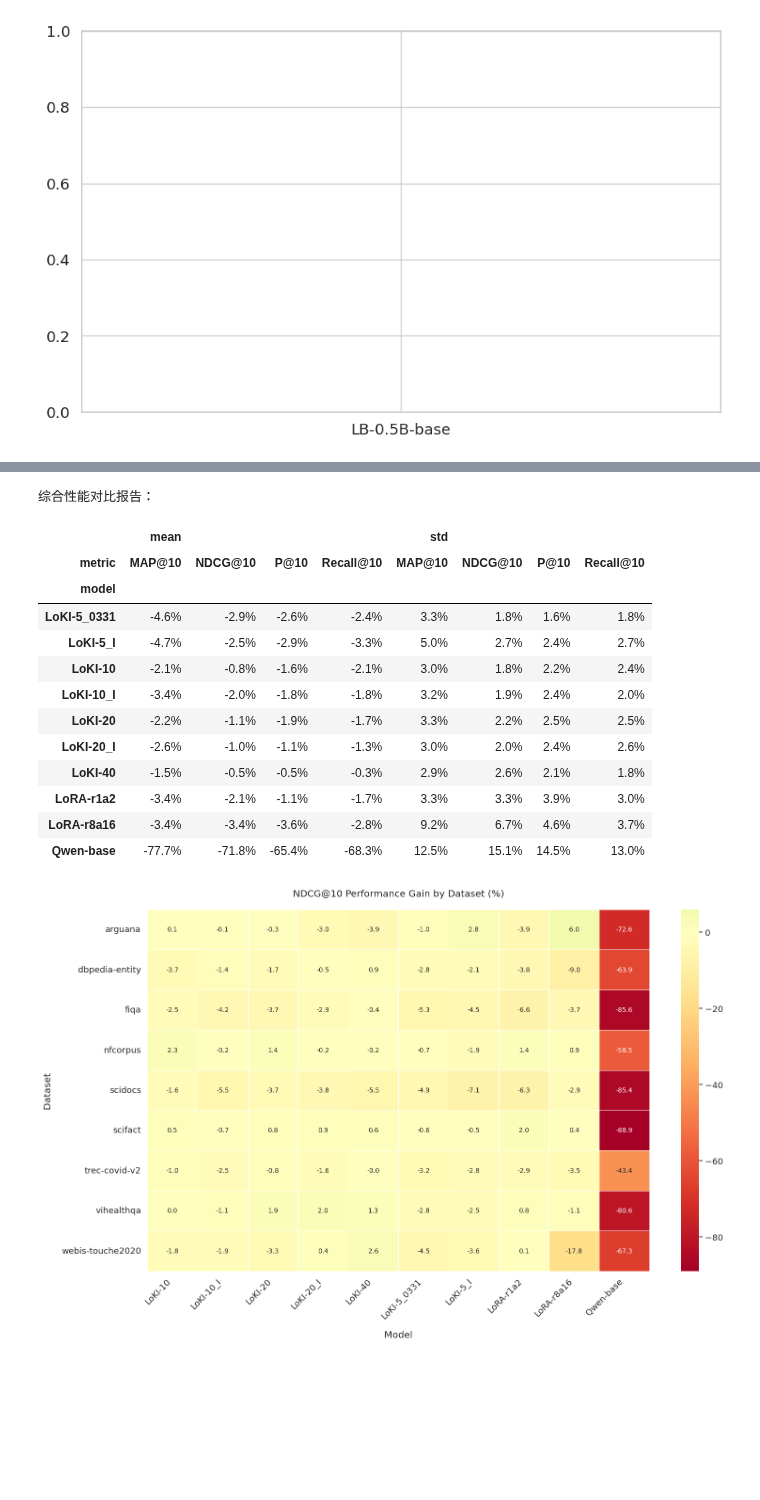
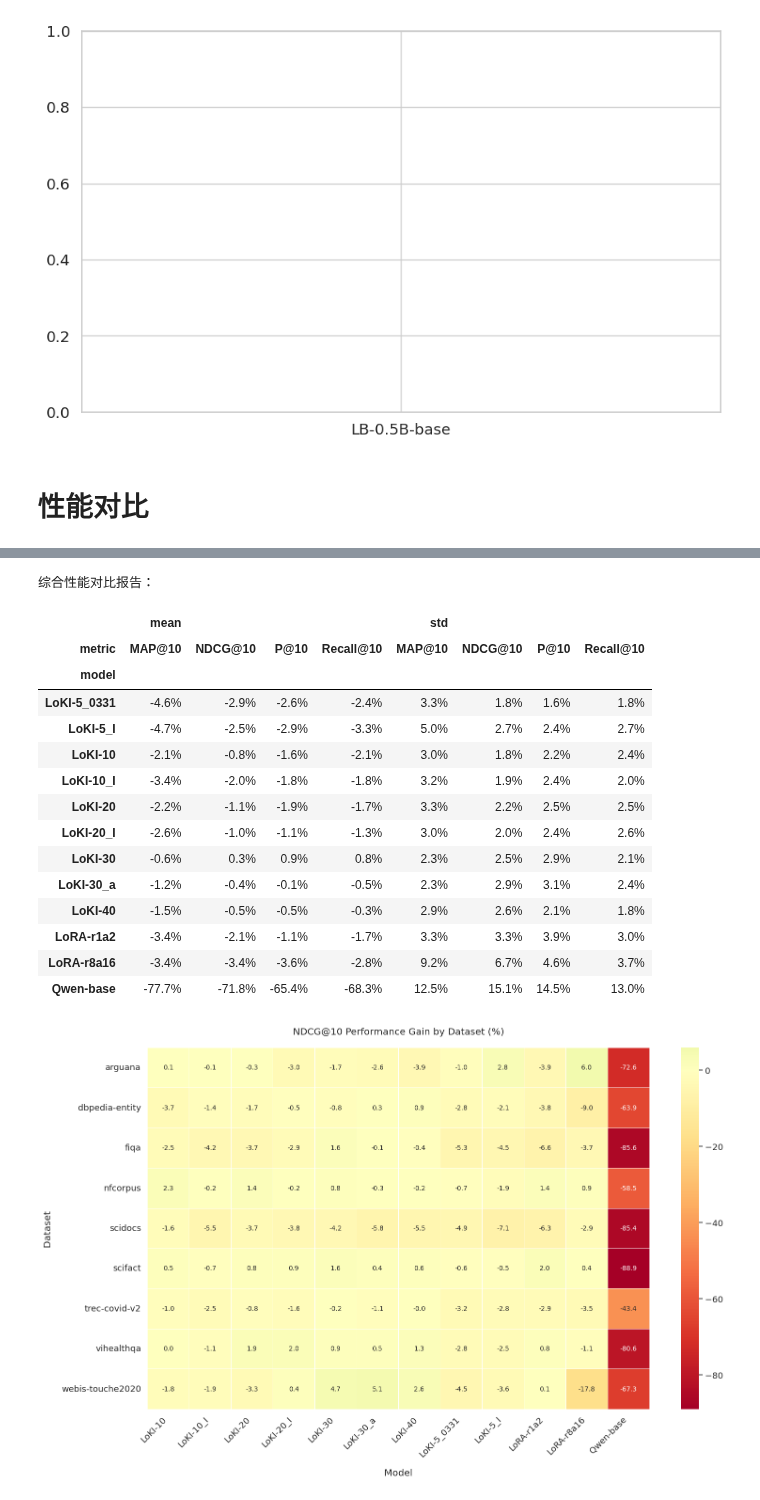
Before and after one commit to Nexround/ftg, a Jupyter notebook: evaluate/bier.ipynb, the cells around one changed output, grey strips where cells are left out. Drawn from its saved outputs; the diff is of its cells as text; code cells hidden in the pictures; blank space fills up the shorter version.

```diff
--- a/evaluate/bier.ipynb
+++ b/evaluate/bier.ipynb
@@ -187,6 +187,8 @@ Passing `palette` without assigning `hue` is deprecated and will be removed in v
   sns.barplot(
 ValueError: 'yerr' (shape: (7,)) must be a scalar or a 1D or (2, n) array-like whose shape matches 'y' (shape: (1,))
 [figure]
+# %% [markdown]
+# 性能对比
 # %%
 import pandas as pd
 import matplotlib.pyplot as plt
@@ -209,7 +211,10 @@ model_name_map = {
     "loki_reranker_qwen2_5-0-5b-10": "LoKI-10",
     "loki_reranker_qwen2_5-0-5b-10_invert_real": "LoKI-10_I",
     "loki_reranker_qwen2_5-0-5b-20_real": "LoKI-20",
+    "loki_reranker_qwen2_5-0-5b-20_averaged": "LoKI-20",
     "loki_reranker_qwen2_5-0-5b-20_invert_real": "LoKI-20_I",
+    "loki_reranker_qwen2_5-0-5b-30": "LoKI-30",
+    "loki_reranker_qwen2_5-0-5b-30_averaged": "LoKI-30_a",
     "loki_reranker_qwen2_5-0-5b-40": "LoKI-40",
     "lightblue/lora_reranker_r1a2": "LoRA-r1a2",
     "lightblue/lora_reranker_r8a16": "LoRA-r8a16",
@@ -376,18 +381,20 @@ The `errwidth` parameter is deprecated. And will be removed in v0.15.0. Pass `er
 综合性能对比报告：
 |  | mean |  |  |  | std |  |  |  |
 | metric | MAP@10 | NDCG@10 | P@10 | Recall@10 | MAP@10 | NDCG@10 | P@10 | Recall@10 |
 | model |  |  |  |  |  |  |  |  |
 | LoKI-5_0331 | -4.6% | -2.9% | -2.6% | -2.4% | 3.3% | 1.8% | 1.6% | 1.8% |
 | LoKI-5_I | -4.7% | -2.5% | -2.9% | -3.3% | 5.0% | 2.7% | 2.4% | 2.7% |
 | LoKI-10 | -2.1% | -0.8% | -1.6% | -2.1% | 3.0% | 1.8% | 2.2% | 2.4% |
 | LoKI-10_I | -3.4% | -2.0% | -1.8% | -1.8% | 3.2% | 1.9% | 2.4% | 2.0% |
 | LoKI-20 | -2.2% | -1.1% | -1.9% | -1.7% | 3.3% | 2.2% | 2.5% | 2.5% |
 | LoKI-20_I | -2.6% | -1.0% | -1.1% | -1.3% | 3.0% | 2.0% | 2.4% | 2.6% |
+| LoKI-30 | -0.6% | 0.3% | 0.9% | 0.8% | 2.3% | 2.5% | 2.9% | 2.1% |
+| LoKI-30_a | -1.2% | -0.4% | -0.1% | -0.5% | 2.3% | 2.9% | 3.1% | 2.4% |
 | LoKI-40 | -1.5% | -0.5% | -0.5% | -0.3% | 2.9% | 2.6% | 2.1% | 1.8% |
 | LoRA-r1a2 | -3.4% | -2.1% | -1.1% | -1.7% | 3.3% | 3.3% | 3.9% | 3.0% |
 | LoRA-r8a16 | -3.4% | -3.4% | -3.6% | -2.8% | 9.2% | 6.7% | 4.6% | 3.7% |
 | Qwen-base | -77.7% | -71.8% | -65.4% | -68.3% | 12.5% | 15.1% | 14.5% | 13.0% |
-[figure, old version]
+[figure, new version]
 # %%
 # 不同k值的对比分析
 for k in [1, 5, 10, 100]:
```
Also changed, not shown: parts of 2 cells of this notebook, 6 other files.
